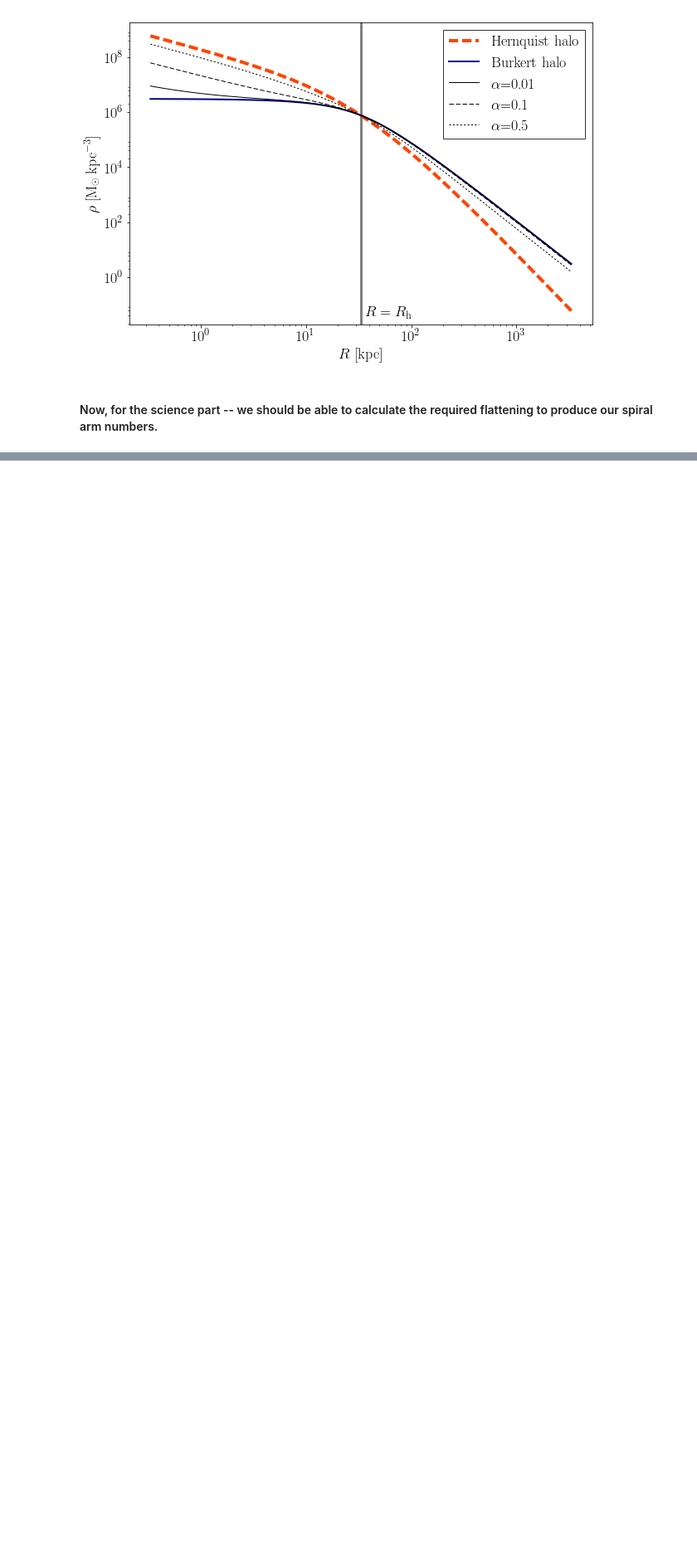
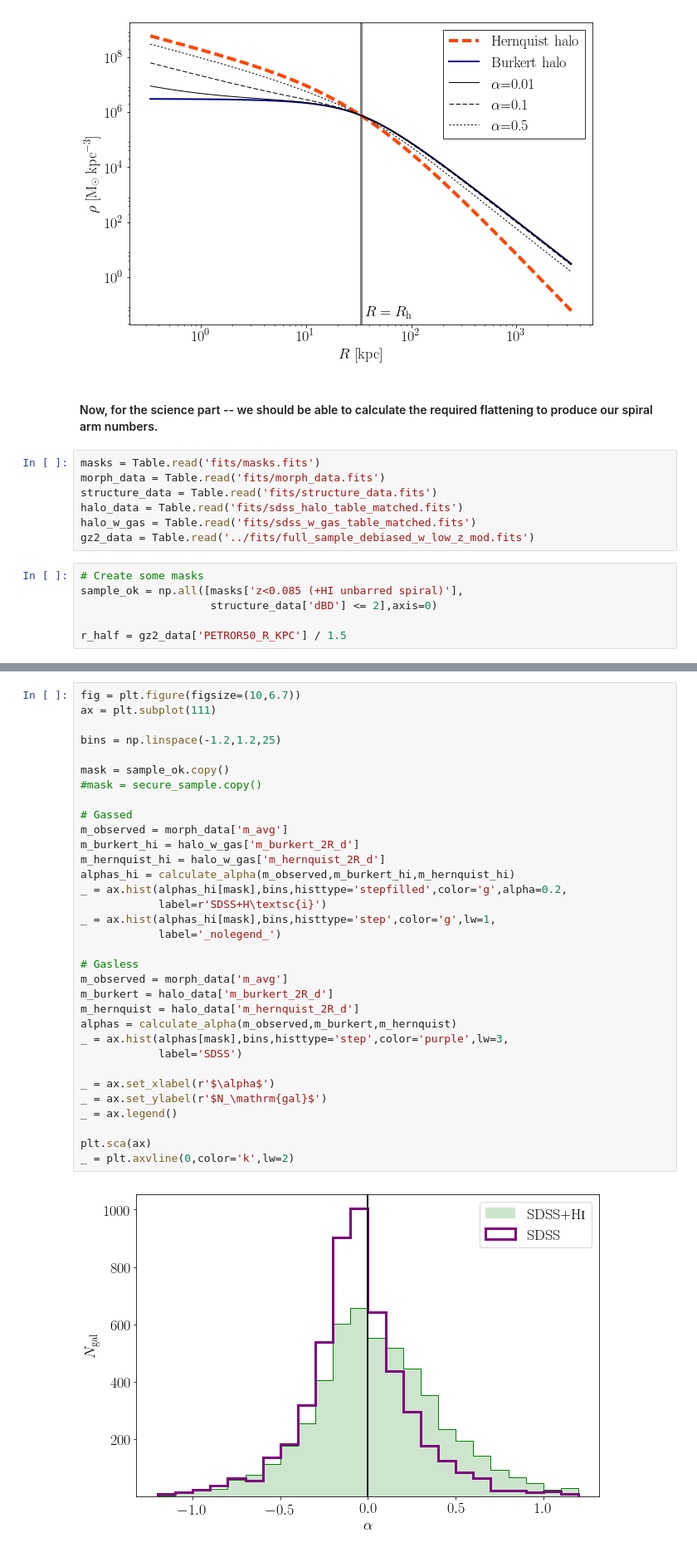
Before and after one commit to RossHart/Donghia_paper, a Jupyter notebook: halo_flattening.ipynb, the cells around one changed output, grey strips where cells are left out. Shown at 83% size. Cells and saved outputs as stored; diff of their text form; blank space fills up the shorter version.

```diff
--- a/halo_flattening.ipynb
+++ b/halo_flattening.ipynb
@@ -99,4 +99,17 @@ _ = ax.text(0.51,0.01,'$R=R_\mathrm{h}$',
 [figure]
 # %% [markdown]
 #### Now, for the science part -- we should be able to calculate the required flattening to produce our spiral arm numbers.
+# %%
+masks = Table.read('fits/masks.fits')
+morph_data = Table.read('fits/morph_data.fits')
+structure_data = Table.read('fits/structure_data.fits')
+halo_data = Table.read('fits/sdss_halo_table_matched.fits')
+halo_w_gas = Table.read('fits/sdss_w_gas_table_matched.fits')
+gz2_data = Table.read('../fits/full_sample_debiased_w_low_z_mod.fits')
+# %%
+# Create some masks
+sample_ok = np.all([masks['z<0.085 (+HI unbarred spiral)'],
+                    structure_data['dBD'] <= 2],axis=0)
+
+r_half = gz2_data['PETROR50_R_KPC'] / 1.5
 # %%
@@ -137,0 +123,35 @@ _ = ax.hist(alphas,bins,histtype='step',color='purple',lw=3)
+# %%
+fig = plt.figure(figsize=(10,6.7))
+ax = plt.subplot(111)
+
+bins = np.linspace(-1.2,1.2,25)
+
+mask = sample_ok.copy()
+#mask = secure_sample.copy()
+
+# Gassed
+m_observed = morph_data['m_avg']
+m_burkert_hi = halo_w_gas['m_burkert_2R_d']
+m_hernquist_hi = halo_w_gas['m_hernquist_2R_d']
+alphas_hi = calculate_alpha(m_observed,m_burkert_hi,m_hernquist_hi)
+_ = ax.hist(alphas_hi[mask],bins,histtype='stepfilled',color='g',alpha=0.2,
+            label=r'SDSS+H\textsc{i}')
+_ = ax.hist(alphas_hi[mask],bins,histtype='step',color='g',lw=1,
+            label='_nolegend_')
+
+# Gasless
+m_observed = morph_data['m_avg']
+m_burkert = halo_data['m_burkert_2R_d']
+m_hernquist = halo_data['m_hernquist_2R_d']
+alphas = calculate_alpha(m_observed,m_burkert,m_hernquist)
+_ = ax.hist(alphas[mask],bins,histtype='step',color='purple',lw=3,
+            label='SDSS')
+
+_ = ax.set_xlabel(r'$\alpha$')
+_ = ax.set_ylabel(r'$N_\mathrm{gal}$')
+_ = ax.legend()
+
+plt.sca(ax)
+_ = plt.axvline(0,color='k',lw=2)
+# %% [output]
+[figure, added]
```
Also changed, not shown: parts of 29 cells of this notebook.
